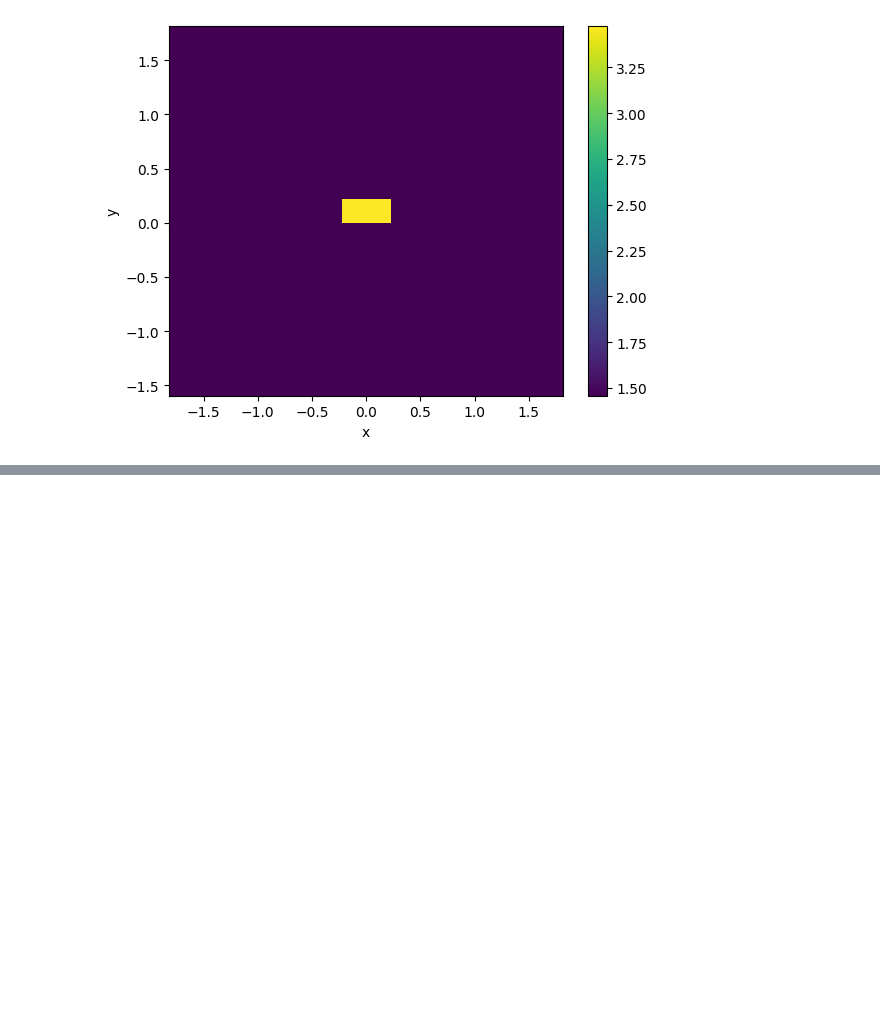
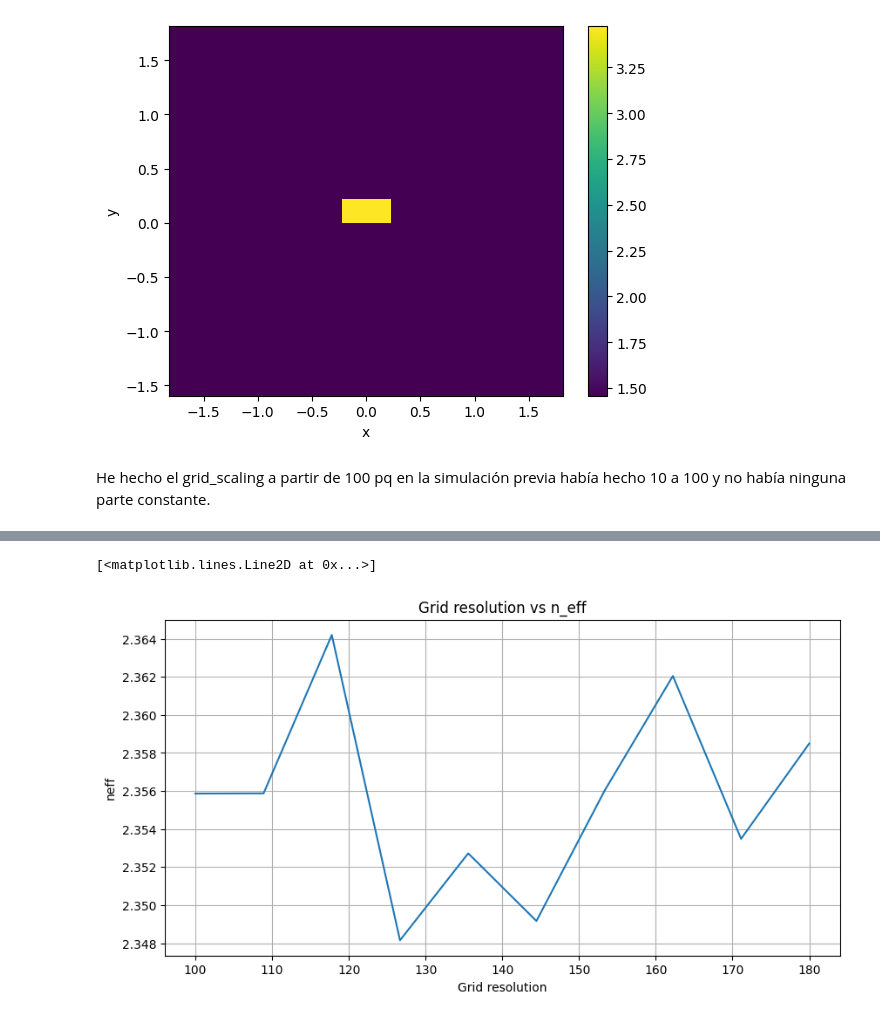
Before and after one commit to mromgar1/pic-upv-lab5-finalproject, a Jupyter notebook: FINAL_PROJECT.ipynb, the cells around one changed output, grey strips where cells are left out. Saved outputs shown, nothing was run; the diff lists cells and outputs as text; code cells hidden in the pictures; blank space fills up the shorter version.

```diff
--- a/FINAL_PROJECT.ipynb
+++ b/FINAL_PROJECT.ipynb
@@ -132,9 +132,11 @@ deep_waveguide.n_eff.real
 2026-03-30 15:47:23.274 | INFO     | gplugins.tidy3d.modes:_data:306 - store data into .cache/Waveguide_db7a43f98d148721.npz.
 array(2.33508782)
 [figure]
+# %% [markdown]
+He hecho el grid_scaling a partir de 100 pq en la simulación previa había hecho 10 a 100 y no había ninguna parte constante.
 # %%
 
-grid_resolution = np.linspace(10,100,10)
+grid_resolution = np.linspace(100,180,10)
 res_neff = []
 
 for i in range(10):
@@ -166,3 +168,4 @@ plt.xlabel("Grid resolution")
 plt.ylabel("neff")
 plt.grid()
 plt.plot(grid_resolution, res_neff)
+# %% [output]
@@ -168,0 +182,2 @@ plt.plot(grid_resolution, res_neff)
+[<matplotlib.lines.Line2D at 0x...>]
+[figure, added]
```
Also changed, not shown: parts of 1 cell of this notebook.
